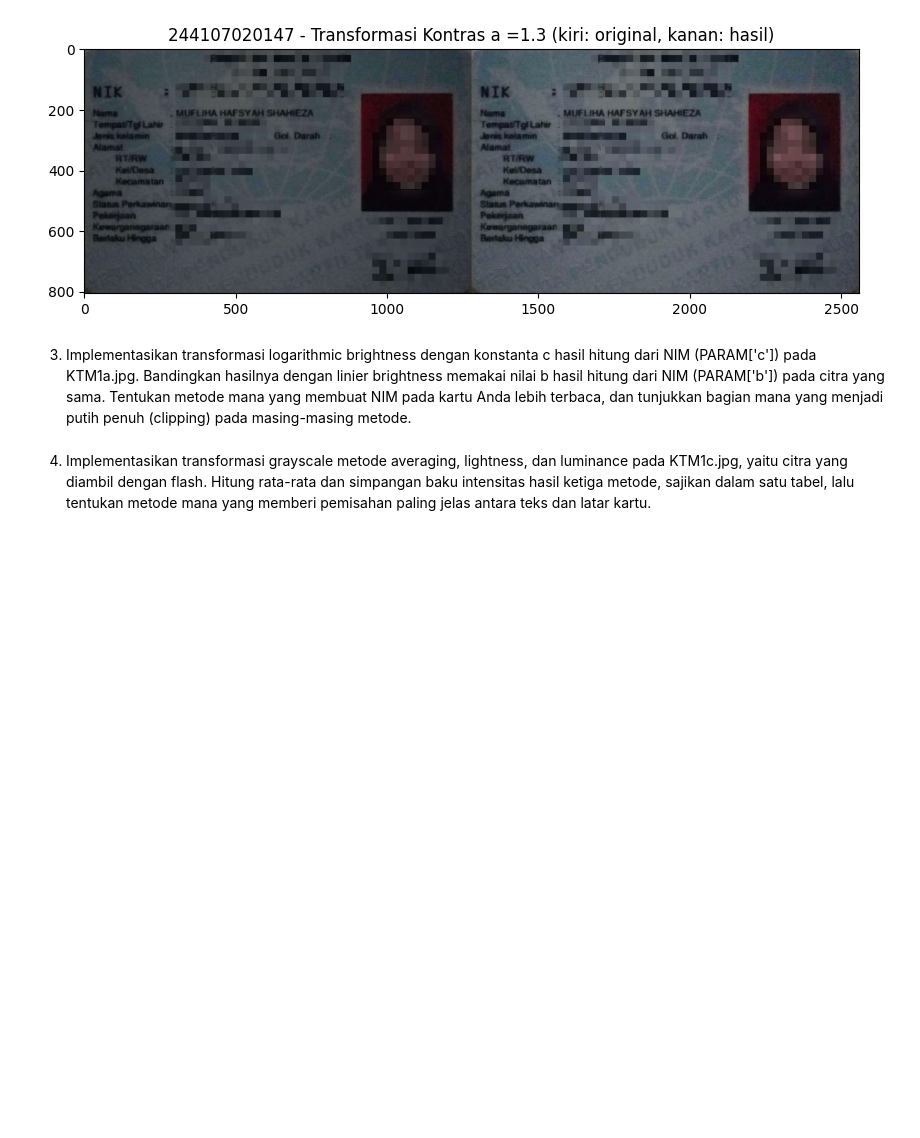
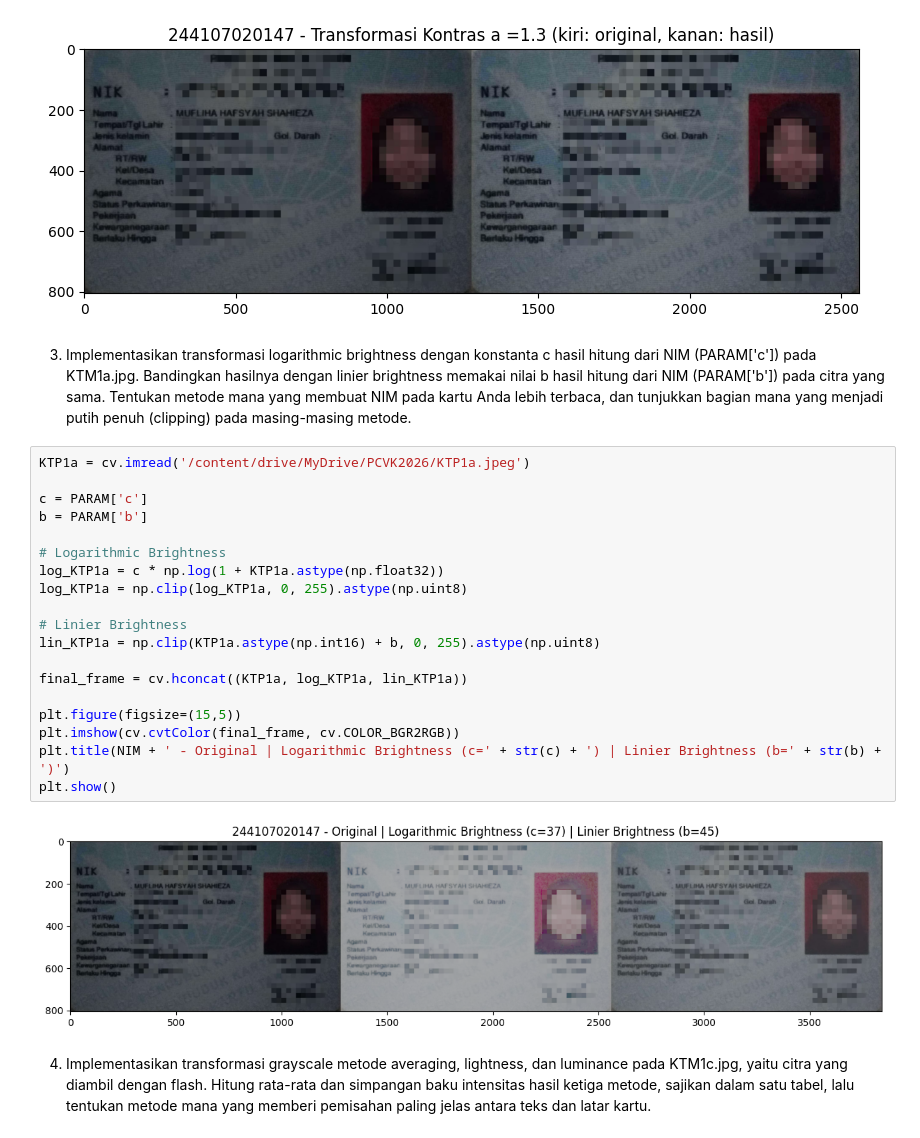
Before and after one commit to Mufliha-Hafsyah/PCVK_Ganjil_2026, a Jupyter notebook: Week3_14.ipynb, the cells around one changed output. Drawn from its saved outputs; the diff is of its cells as text; blank space fills up the shorter version.

Commit message:
feat: membandingkan logarithmic brightness dan linier brightness pada KTM1a

```diff
--- a/Week3_14.ipynb
+++ b/Week3_14.ipynb
@@ -157,6 +157,27 @@ dari NIM (PARAM['c']) pada KTM1a.jpg. Bandingkan hasilnya dengan linier brightne
 memakai nilai b hasil hitung dari NIM (PARAM['b']) pada citra yang sama. Tentukan
 metode mana yang membuat NIM pada kartu Anda lebih terbaca, dan tunjukkan
 bagian mana yang menjadi putih penuh (clipping) pada masing-masing metode.
+# %%
+KTP1a = cv.imread('/content/drive/MyDrive/PCVK2026/KTP1a.jpeg')
+
+c = PARAM['c']
+b = PARAM['b']
+
+# Logarithmic Brightness
+log_KTP1a = c * np.log(1 + KTP1a.astype(np.float32))
+log_KTP1a = np.clip(log_KTP1a, 0, 255).astype(np.uint8)
+
+# Linier Brightness
+lin_KTP1a = np.clip(KTP1a.astype(np.int16) + b, 0, 255).astype(np.uint8)
+
+final_frame = cv.hconcat((KTP1a, log_KTP1a, lin_KTP1a))
+
+plt.figure(figsize=(15,5))
+plt.imshow(cv.cvtColor(final_frame, cv.COLOR_BGR2RGB))
+plt.title(NIM + ' - Original | Logarithmic Brightness (c=' + str(c) + ') | Linier Brightness (b=' + str(b) + ')')
+plt.show()
+# %% [output]
+[figure, added]
 # %% [markdown]
 4. Implementasikan transformasi grayscale metode averaging, lightness, dan luminance
 pada KTM1c.jpg, yaitu citra yang diambil dengan flash. Hitung rata-rata dan
```
